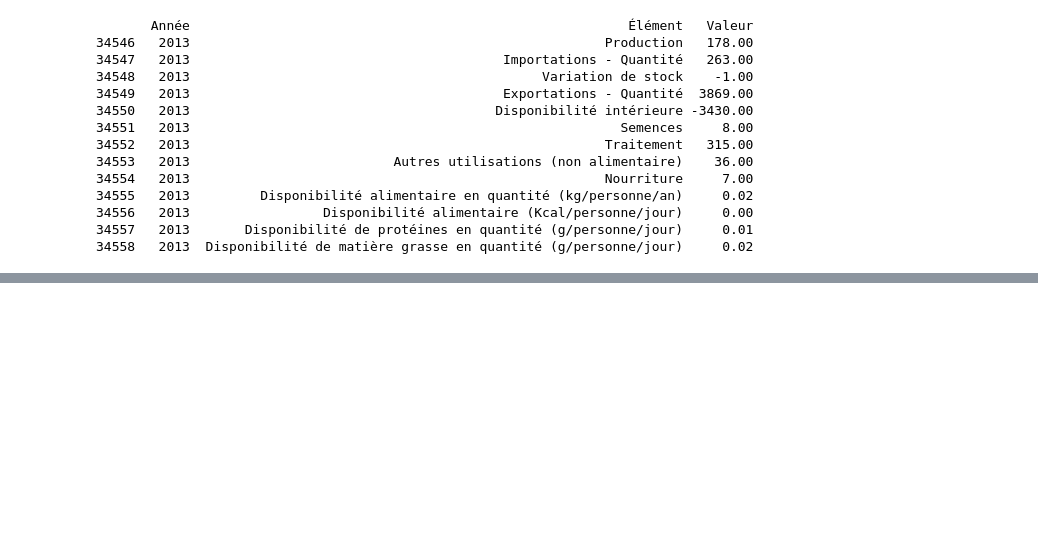
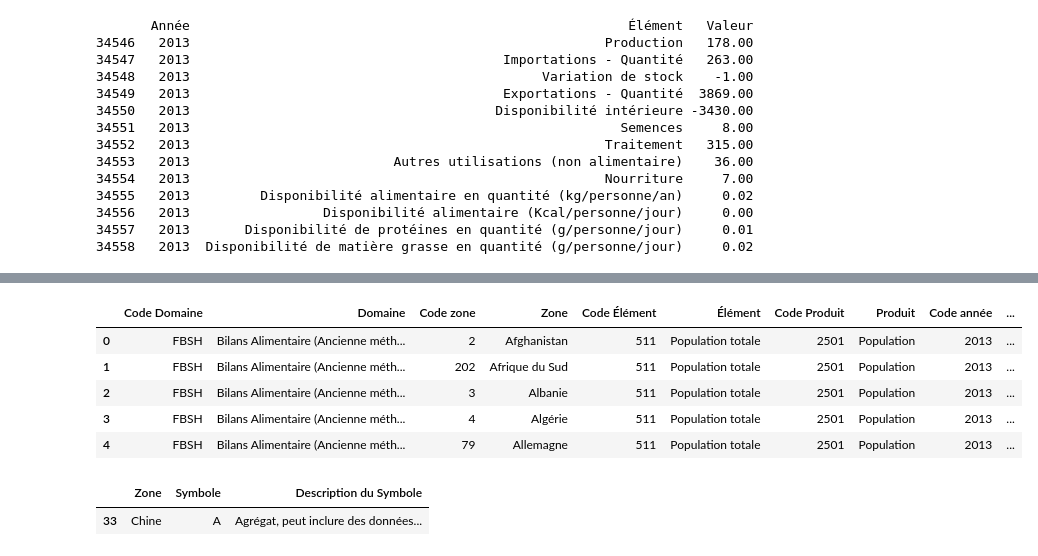
Before and after one commit to XiaoqingGdc/FAO_food_analysis, a Jupyter notebook: FAO_datalab_analysis.ipynb, the cells around one changed output, grey strips where cells are left out. Drawn from its saved outputs; the diff is of its cells as text; code cells hidden in the pictures; blank space fills up the shorter version.

```diff
--- a/FAO_datalab_analysis.ipynb
+++ b/FAO_datalab_analysis.ipynb
@@ -393,0 +403,7 @@ print(us_data[['Année', 'Élément', 'Valeur']].to_string())
+# %%
+nom = "Population"
+chemin = "FAO/fr_population.csv"
+p = ProfileurFAO.depuis_csv(chemin, nom=nom)
+p.diagnostic()
+profileurs[nom] = p
+print("=" * 60)
@@ -393,0 +422,7 @@ print(us_data[['Année', 'Élément', 'Valeur']].to_string())
+# %%
+p_pop = profileurs["Population"]
+col = p_pop._trouver_colonne("Symbole")
+# Afficher les lignes où la valeur EST manquante
+lignes_manquantes = p_pop.df[p_pop.df[col].isna()]
+print(f"Nombre de lignes avec valeur manquante : {len(lignes_manquantes)}")
+print(lignes_manquantes['Zone'].value_counts().head(10))  # top 10 pays concernés
@@ -393,0 +443,14 @@ print(us_data[['Année', 'Élément', 'Valeur']].to_string())
+# %%
+p_pop.df.head()
+# %% [output]
+|  | Code Domaine | Domaine | Code zone | Zone | Code Élément | Élément | Code Produit | Produit | Code année | ... |
+| 0 | FBSH | Bilans Alimentaire (Ancienne méth... | 2 | Afghanistan | 511 | Population totale | 2501 | Population | 2013 | ... |
+| 1 | FBSH | Bilans Alimentaire (Ancienne méth... | 202 | Afrique du Sud | 511 | Population totale | 2501 | Population | 2013 | ... |
+| 2 | FBSH | Bilans Alimentaire (Ancienne méth... | 3 | Albanie | 511 | Population totale | 2501 | Population | 2013 | ... |
+| 3 | FBSH | Bilans Alimentaire (Ancienne méth... | 4 | Algérie | 511 | Population totale | 2501 | Population | 2013 | ... |
+| 4 | FBSH | Bilans Alimentaire (Ancienne méth... | 79 | Allemagne | 511 | Population totale | 2501 | Population | 2013 | ... |
+# %%
+p_pop.df[p_pop.df['Symbole'].notna()][['Zone', 'Symbole', 'Description du Symbole']]
+# %% [output]
+|  | Zone | Symbole | Description du Symbole |
+| 33 | Chine | A | Agrégat, peut inclure des données... |
```
Also changed, not shown: parts of 8 cells of this notebook, 1 other file.
